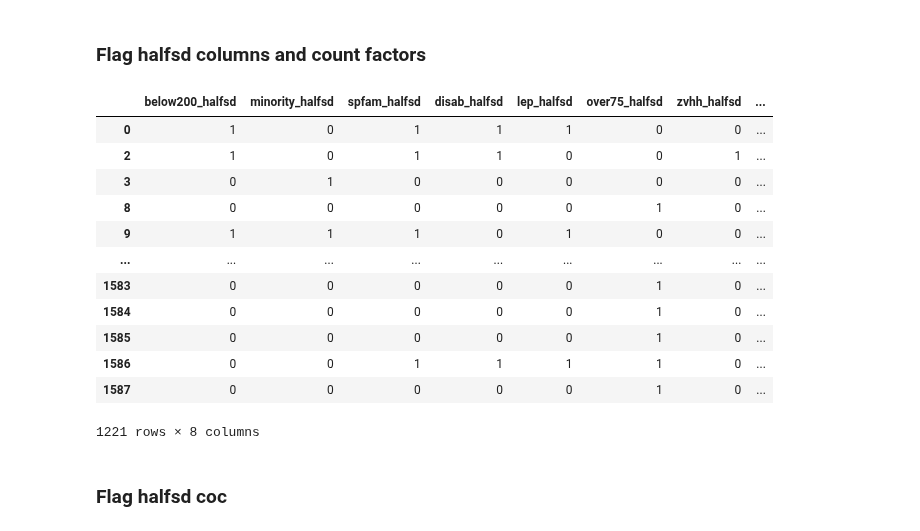
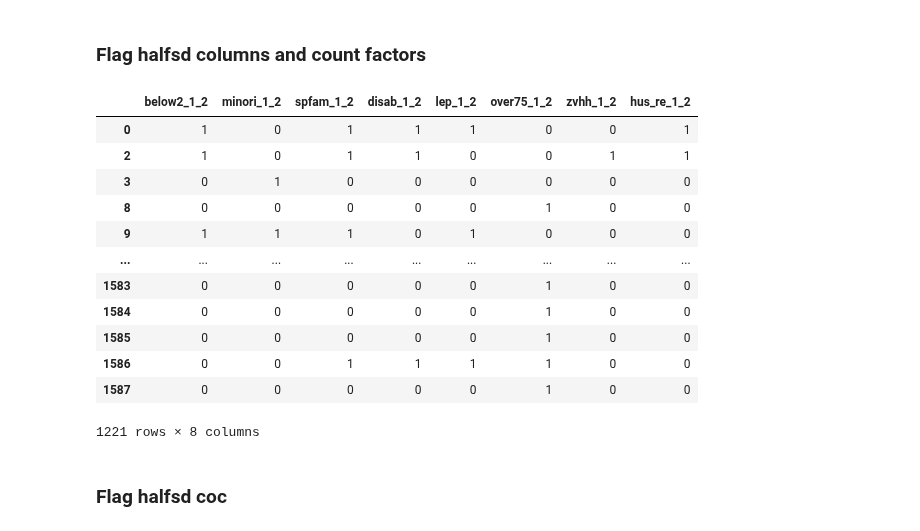
Before and after one commit to BayAreaMetro/Spatial-Analysis-Mapping-Projects, a Jupyter notebook: Project-Documentation/Communities-of-Concern/Communities of Concern 2020 (ACS 2014-2018).ipynb, the cells around one changed output. Saved outputs shown, nothing was run; the diff lists cells and outputs as text; code cells hidden in the pictures.

```diff
--- a/Project-Documentation/Communities-of-Concern/Communities of Concern 2020 (ACS 2014-2018).ipynb
+++ b/Project-Documentation/Communities-of-Concern/Communities of Concern 2020 (ACS 2014-2018).ipynb
@@ -66,21 +66,21 @@ acs_df['geoid'] = acs_df['state'] + acs_df['county'] + acs_df['tract']
 # %% [markdown]
 ### Rename columns for consistancy with prior CoCs
 # %%
-cols = {'county':'county_fips',
-        'B03002_001E':'tot_pop_min',
-        'B01001_001E':'tot_pop_sen',
-        'C17002_001E':'tot_pop_pov_det',
-       'C18108_001E':'tot_pop_civ_ni',
+cols = {'county':'county_fip',
+        'B03002_001E':'tot_pop_mi',
+        'B01001_001E':'tot_pop_se',
+        'C17002_001E':'tot_pop_po',
+       'C18108_001E':'tot_pop_ci',
        'B08201_001E':'tot_hh',
        'B11004_001E':'tot_fam',
-       'B16005_001E':'tot_pop_over5',
-       'B25070_010E':'pop_hus_rent50',
+       'B16005_001E':'tot_pop_ov',
+       'B25070_010E':'pop_hus_re',
        'B08201_002E':'pop_zvhhs'}
 acs_df.rename(columns=cols, inplace=True)
 # %% [markdown]
 ### Calculate CoC and populations
 # %%
-acs_df['pop_minority'] = (acs_df['tot_pop_min'] -
+acs_df['pop_minori'] = (acs_df['tot_pop_mi'] -
                           acs_df['B03002_003E'])
 acs_df['pop_over75'] = (acs_df['B01001_023E'] +
                         acs_df['B01001_024E'] +
@@ -106,9 +106,9 @@ acs_df['pop_lep'] = (acs_df['B16005_007E'] +
                      acs_df['B16005_040E'] +
                      acs_df['B16005_044E'] +
                      acs_df['B16005_045E'])
-acs_df['pop_below200'] = (acs_df['tot_pop_pov_det'] -
+acs_df['pop_below2'] = (acs_df['tot_pop_po'] -
                           acs_df['C17002_008E'])
-acs_df['pop_disability'] = (acs_df['tot_pop_civ_ni'] -
+acs_df['pop_disabi'] = (acs_df['tot_pop_ci'] -
                             (acs_df['C18108_005E'] +
                              acs_df['C18108_009E'] +
                              acs_df['C18108_013E']))
@@ -181,30 +181,30 @@ cols_dict_halfsd = {'pct_over75':'over75_halfsd',
 # %%
 flag_mult_columns(acs_df,cols_dict_halfsd,.5)
-# %%
-halfsd_cols_list = ['below200_halfsd',
-             'minority_halfsd',
-             'spfam_halfsd',
-             'disab_halfsd',
-             'lep_halfsd',
-             'over75_halfsd',
-             'zvhh_halfsd',
-             'hus_rent50_halfsd']
-acs_df['count_disadfact_halfsd'] = acs_df[halfsd_cols_list].sum(axis=1)
+# %%
+halfsd_cols_list = ['below2_1_2',
+             'minori_1_2',
+             'spfam_1_2',
+             'disab_1_2',
+             'lep_1_2',
+             'over75_1_2',
+             'zvhh_1_2',
+             'hus_re_1_2']
+acs_df['count_1_2'] = acs_df[halfsd_cols_list].sum(axis=1)
 # %%
-acs_df[halfsd_cols_list][acs_df['count_disadfact_halfsd'] >= 1]
+acs_df[halfsd_cols_list][acs_df['count_1_2'] >= 1]
 # %% [output]
-|  | below200_halfsd | minority_halfsd | spfam_halfsd | disab_halfsd | lep_halfsd | over75_halfsd | zvhh_halfsd | ... |
-| 0 | 1 | 0 | 1 | 1 | 1 | 0 | 0 | ... |
-| 2 | 1 | 0 | 1 | 1 | 0 | 0 | 1 | ... |
-| 3 | 0 | 1 | 0 | 0 | 0 | 0 | 0 | ... |
-| 8 | 0 | 0 | 0 | 0 | 0 | 1 | 0 | ... |
-| 9 | 1 | 1 | 1 | 0 | 1 | 0 | 0 | ... |
+|  | below2_1_2 | minori_1_2 | spfam_1_2 | disab_1_2 | lep_1_2 | over75_1_2 | zvhh_1_2 | hus_re_1_2 |
+| 0 | 1 | 0 | 1 | 1 | 1 | 0 | 0 | 1 |
+| 2 | 1 | 0 | 1 | 1 | 0 | 0 | 1 | 1 |
+| 3 | 0 | 1 | 0 | 0 | 0 | 0 | 0 | 0 |
+| 8 | 0 | 0 | 0 | 0 | 0 | 1 | 0 | 0 |
+| 9 | 1 | 1 | 1 | 0 | 1 | 0 | 0 | 0 |
 | ... | ... | ... | ... | ... | ... | ... | ... | ... |
-| 1583 | 0 | 0 | 0 | 0 | 0 | 1 | 0 | ... |
-| 1584 | 0 | 0 | 0 | 0 | 0 | 1 | 0 | ... |
-| 1585 | 0 | 0 | 0 | 0 | 0 | 1 | 0 | ... |
-| 1586 | 0 | 0 | 1 | 1 | 1 | 1 | 0 | ... |
-| 1587 | 0 | 0 | 0 | 0 | 0 | 1 | 0 | ... |
+| 1583 | 0 | 0 | 0 | 0 | 0 | 1 | 0 | 0 |
+| 1584 | 0 | 0 | 0 | 0 | 0 | 1 | 0 | 0 |
+| 1585 | 0 | 0 | 0 | 0 | 0 | 1 | 0 | 0 |
+| 1586 | 0 | 0 | 1 | 1 | 1 | 1 | 0 | 0 |
+| 1587 | 0 | 0 | 0 | 0 | 0 | 1 | 0 | 0 |
 1221 rows × 8 columns
 # %% [markdown]
 ### Flag halfsd coc
```
Also changed, not shown: parts of 49 cells of this notebook.
